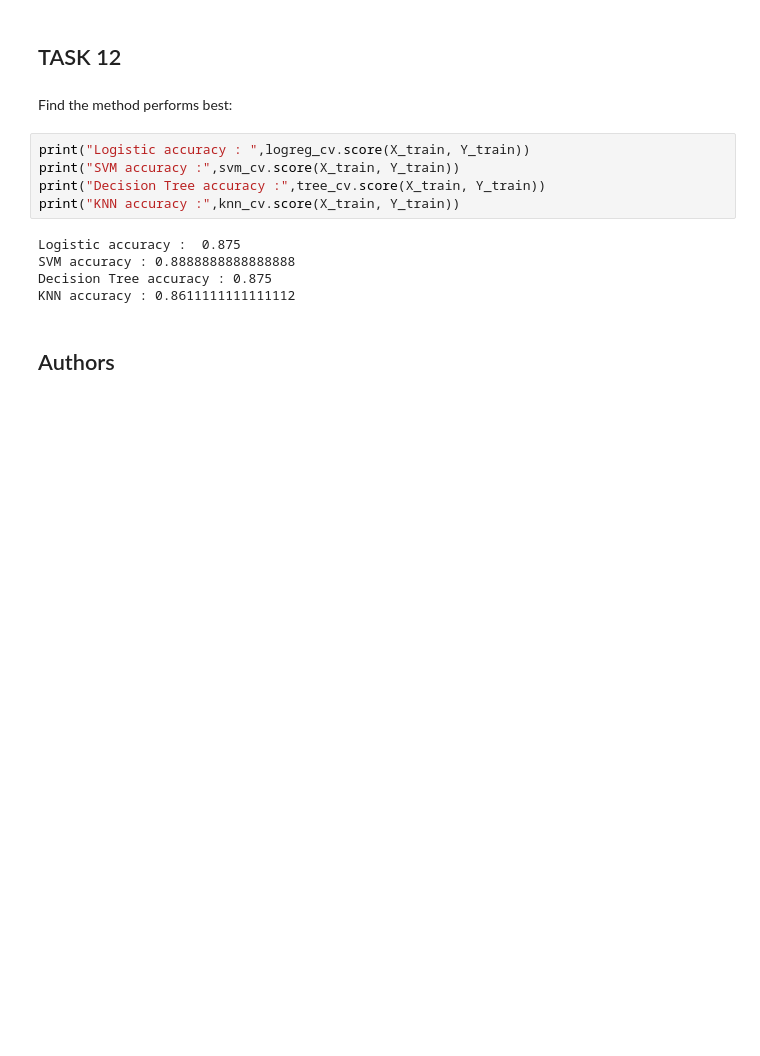
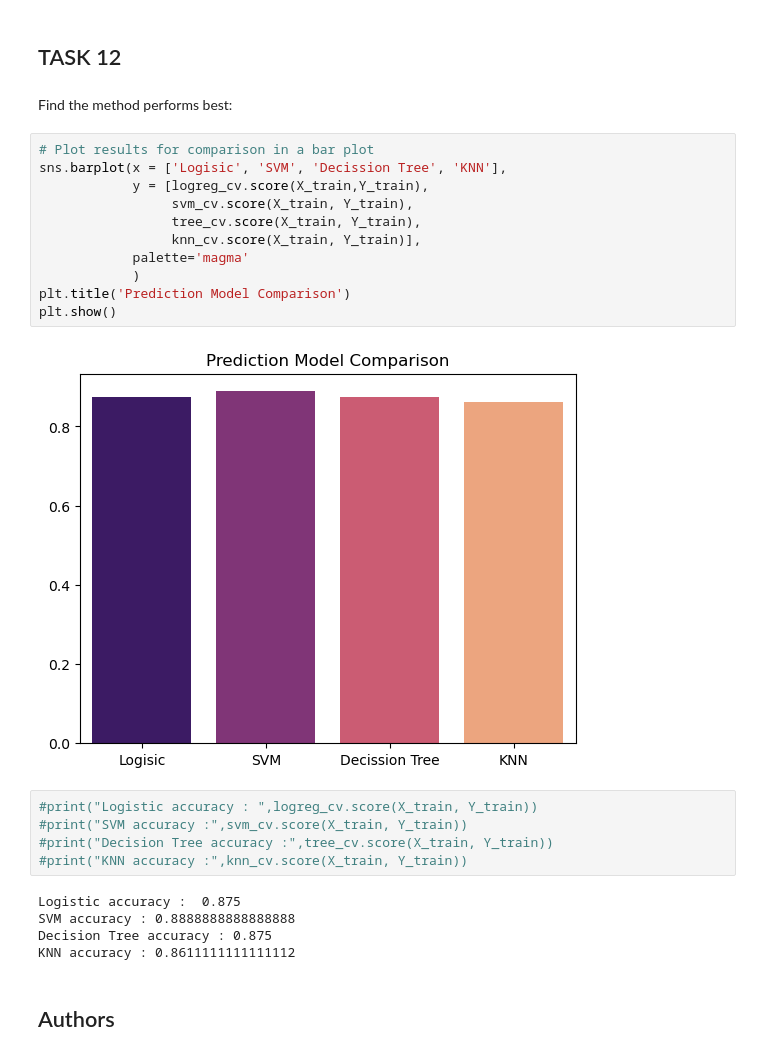
Before and after one commit to kymayodeji/SpaceX, a Jupyter notebook: spacex-machine-learning-predictions.ipynb, the cells around one changed output. Cells and saved outputs as stored; diff of their text form; blank space fills up the shorter version.

Commit message:
added bar chart to predictions comparison

```diff
--- a/spacex-machine-learning-predictions.ipynb
+++ b/spacex-machine-learning-predictions.ipynb
@@ -347,11 +347,24 @@ plot_confusion_matrix(Y_test,yhat)
 ## TASK  12
 # %% [markdown]
 Find the method performs best:
+# %%
+# Plot results for comparison in a bar plot
+sns.barplot(x = ['Logisic', 'SVM', 'Decission Tree', 'KNN'],
+            y = [logreg_cv.score(X_train,Y_train),
+                 svm_cv.score(X_train, Y_train),
+                 tree_cv.score(X_train, Y_train),
+                 knn_cv.score(X_train, Y_train)],
+            palette='magma'
+            )
+plt.title('Prediction Model Comparison')
+plt.show()
+# %% [output]
+[figure, added]
 # %%
-print("Logistic accuracy : ",logreg_cv.score(X_train, Y_train))
-print("SVM accuracy :",svm_cv.score(X_train, Y_train))
-print("Decision Tree accuracy :",tree_cv.score(X_train, Y_train))
-print("KNN accuracy :",knn_cv.score(X_train, Y_train))
+#print("Logistic accuracy : ",logreg_cv.score(X_train, Y_train))
+#print("SVM accuracy :",svm_cv.score(X_train, Y_train))
+#print("Decision Tree accuracy :",tree_cv.score(X_train, Y_train))
+#print("KNN accuracy :",knn_cv.score(X_train, Y_train))
 # %% [output]
 Logistic accuracy :  0.875
 SVM accuracy : 0.8888888888888888
```
